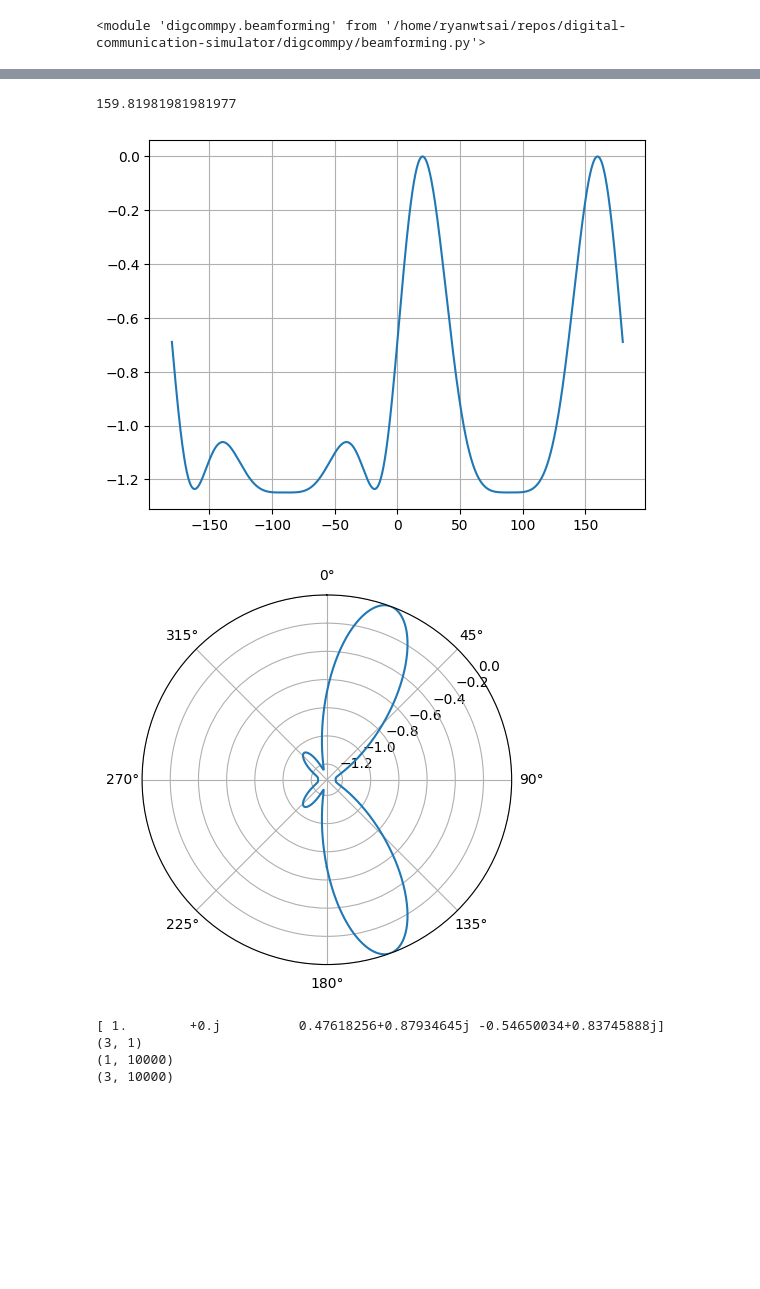
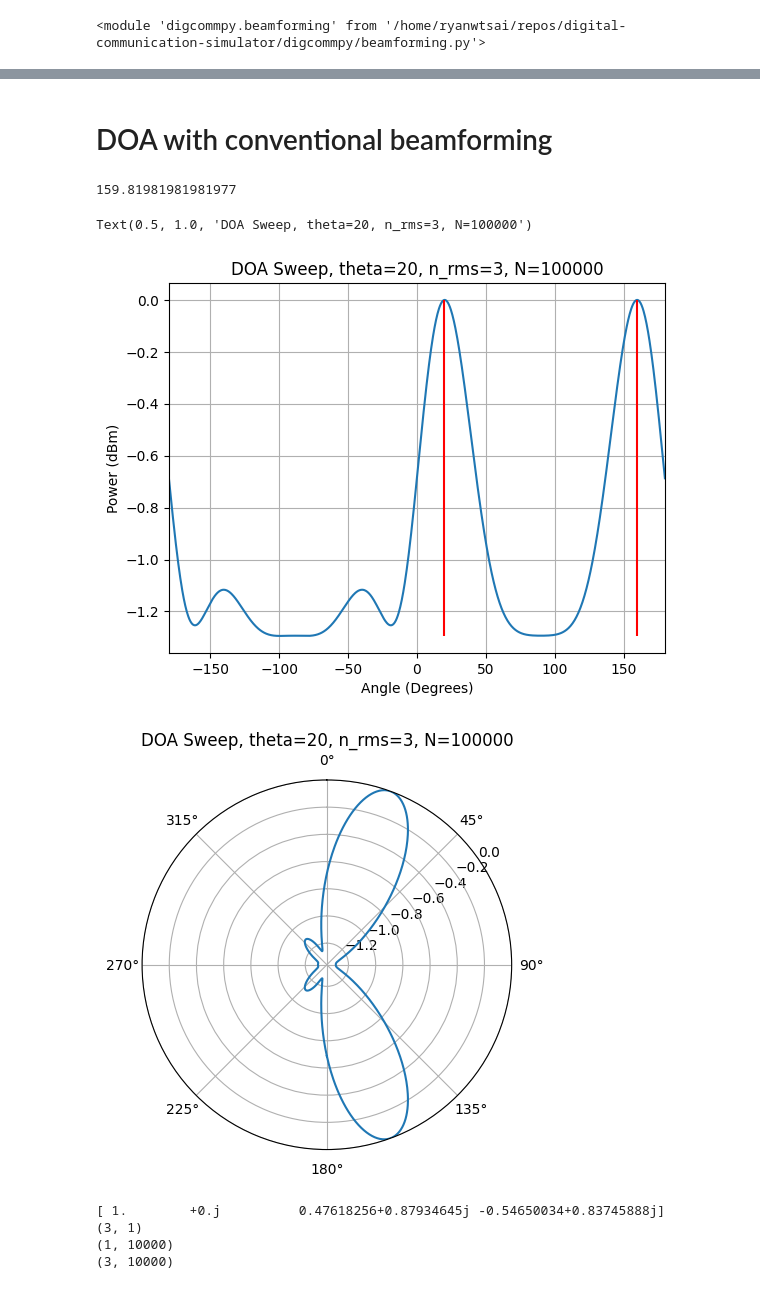
Before and after one commit to rfdspeng/digital-communication-simulator, a Jupyter notebook: notebooks/beamforming_testbench.ipynb, the cells around one changed output, grey strips where cells are left out. Cells and saved outputs as stored; diff of their text form; code cells hidden in the pictures; blank space fills up the shorter version.

Commit message:
Minor beamforming updates

```diff
--- a/notebooks/beamforming_testbench.ipynb
+++ b/notebooks/beamforming_testbench.ipynb
@@ -54,7 +85,0 @@ x = np.exp(1j*2*np.pi*ftone/fs*np.arange(N, dtype="float"))
-# %%
-power = 10*np.log10(0.25**2/50/1e-3)
-power = 10*np.log10(0.5**2/50/1e-3)
-awgn = rf_analog.AWGN(power, fs, fs)
-n = awgn.transform(np.zeros(N, dtype="float"))
-print(calc.rms(n))
-print(calc.rms(x))
@@ -83,43 +86,60 @@ ax.legend()
+# %% [markdown]
+# DOA with conventional beamforming
 # %%
 Nr = 3
 theta = 20*np.pi/180
-rms = 3
+rms = 0.5
 N = 10000
 # N = 100000
+
+rms = 3
+N = 100000
 
 
 
 
 ula = beamforming.ULA(Nr, theta)
 ula_bf = beamforming.ULABeamform(Nr, theta)
 
 
 ftone = 0.02e6
 fs = 1e6
 x = np.exp(1j*2*np.pi*ftone/fs*np.arange(N, dtype="float"))
 
 # power = 10*np.log10(0.25**2/50/1e-3)
-power = 10*np.log10(rms**2/50/1e-3)
-awgn = rf_analog.AWGN(power, fs, fs)
+if rms == 0:
+    awgn = None
+else:
+    power = 10*np.log10(rms**2/50/1e-3)
+    awgn = rf_analog.AWGN(power, fs, fs)
 
 thetas, powers = beamforming.ula_doa(x, ula, ula_bf, awgn)
 
 print(thetas[np.argmax(powers)]*180/np.pi)
 
+title = f"DOA Sweep, theta={round(theta*180/np.pi)}, n_rms={rms}, N={N}"
+
 fig, ax = plt.subplots(dpi=100)
 ax.plot(thetas*180/np.pi, powers)
+ax.vlines([round(theta*180/np.pi), round((np.pi-theta)*180/np.pi)], ymin=powers.min(), ymax=powers.max(), colors="r")
+ax.set_xlim(left=-180, right=180)
+ax.set_ylabel("Power (dBm)")
+ax.set_xlabel("Angle (Degrees)")
+ax.set_title(title)
 ax.grid()
 
 fig, ax = plt.subplots(dpi=100, subplot_kw={'projection': 'polar'})
 ax.plot(thetas, powers) # MAKE SURE TO USE RADIAN FOR POLAR
 ax.set_theta_zero_location('N') # make 0 degrees point up
 ax.set_theta_direction(-1) # increase clockwise
 ax.set_rlabel_position(55)  # Move grid labels away from other labels
+ax.set_title(title)
 # plt.show()
 # %% [output]
 159.81981981981977
+Text(0.5, 1.0, 'DOA Sweep, theta=20, n_rms=3, N=100000')
-[figure, old version]
+[figure, new version]
-[figure, old version]
+[figure, new version]
 # %%
 import numpy as np
 import matplotlib.pyplot as plt
```
Also changed, not shown: parts of 7 cells of this notebook, 3 other files.
